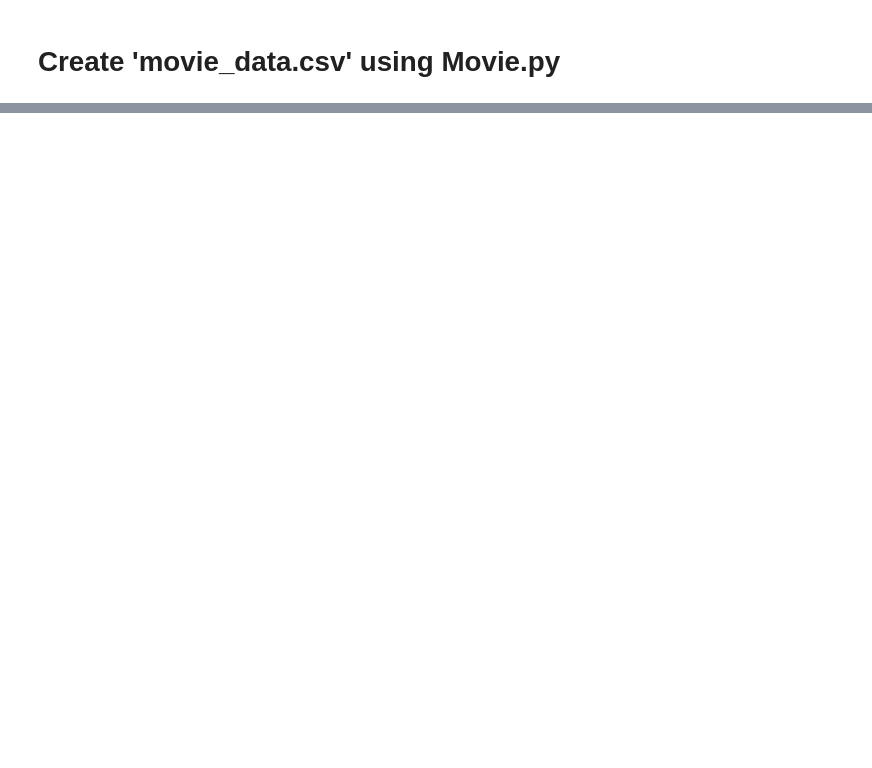
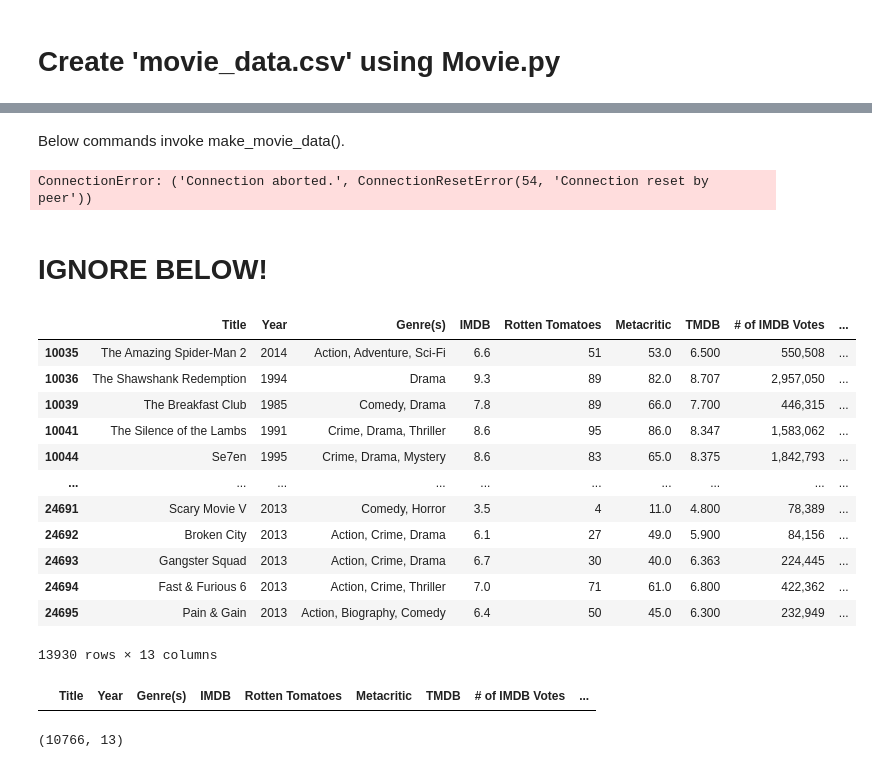
Before and after one commit to tsnow2010/DATA601, a Jupyter notebook: DATA601_Project1/src/movie_data_collection.ipynb, the cells around one changed output, grey strips where cells are left out. Drawn from its saved outputs; the diff is of its cells as text; code cells hidden in the pictures; blank space fills up the shorter version.

```diff
--- a/DATA601_Project1/src/movie_data_collection.ipynb
+++ b/DATA601_Project1/src/movie_data_collection.ipynb
@@ -113,0 +117,10 @@ make_movie_data('Places In The Heart/1984')
+# %% [markdown]
+Below commands invoke make_movie_data().
+# %%
+# Use below line to "pick up" after last movie pulled from OMDB API
+#make_movie_data(1)
+make_movie_data('The Nutty Professor/1996')
+# %% [output]
+ConnectionError: ('Connection aborted.', ConnectionResetError(54, 'Connection reset by peer'))
+# %% [markdown]
+# IGNORE BELOW!
@@ -113,0 +129,29 @@ make_movie_data('Places In The Heart/1984')
+# %%
+# Check status of data pull:
+df2 = pd.read_csv('movie_data.csv')
+df2.shape
+
+df2[df2.duplicated() == True]
+# %% [output]
+|  | Title | Year | Genre(s) | IMDB | Rotten Tomatoes | Metacritic | TMDB | # of IMDB Votes | ... |
+| 10035 | The Amazing Spider-Man 2 | 2014 | Action, Adventure, Sci-Fi | 6.6 | 51 | 53.0 | 6.500 | 550,508 | ... |
+| 10036 | The Shawshank Redemption | 1994 | Drama | 9.3 | 89 | 82.0 | 8.707 | 2,957,050 | ... |
+| 10039 | The Breakfast Club | 1985 | Comedy, Drama | 7.8 | 89 | 66.0 | 7.700 | 446,315 | ... |
+| 10041 | The Silence of the Lambs | 1991 | Crime, Drama, Thriller | 8.6 | 95 | 86.0 | 8.347 | 1,583,062 | ... |
+| 10044 | Se7en | 1995 | Crime, Drama, Mystery | 8.6 | 83 | 65.0 | 8.375 | 1,842,793 | ... |
+| ... | ... | ... | ... | ... | ... | ... | ... | ... | ... |
+| 24691 | Scary Movie V | 2013 | Comedy, Horror | 3.5 | 4 | 11.0 | 4.800 | 78,389 | ... |
+| 24692 | Broken City | 2013 | Action, Crime, Drama | 6.1 | 27 | 49.0 | 5.900 | 84,156 | ... |
+| 24693 | Gangster Squad | 2013 | Action, Crime, Drama | 6.7 | 30 | 40.0 | 6.363 | 224,445 | ... |
+| 24694 | Fast & Furious 6 | 2013 | Action, Crime, Thriller | 7.0 | 71 | 61.0 | 6.800 | 422,362 | ... |
+| 24695 | Pain & Gain | 2013 | Action, Biography, Comedy | 6.4 | 50 | 45.0 | 6.300 | 232,949 | ... |
+13930 rows × 13 columns
+# %%
+df2_no_dups = df2.drop_duplicates()
+df2_no_dups[df2_no_dups.duplicated() == True]
+# %% [output]
+|  | Title | Year | Genre(s) | IMDB | Rotten Tomatoes | Metacritic | TMDB | # of IMDB Votes | ... |
+# %%
+df2_no_dups.shape
+# %% [output]
+(10766, 13)
```
Also changed, not shown: parts of 22 cells of this notebook, 1 other file.
